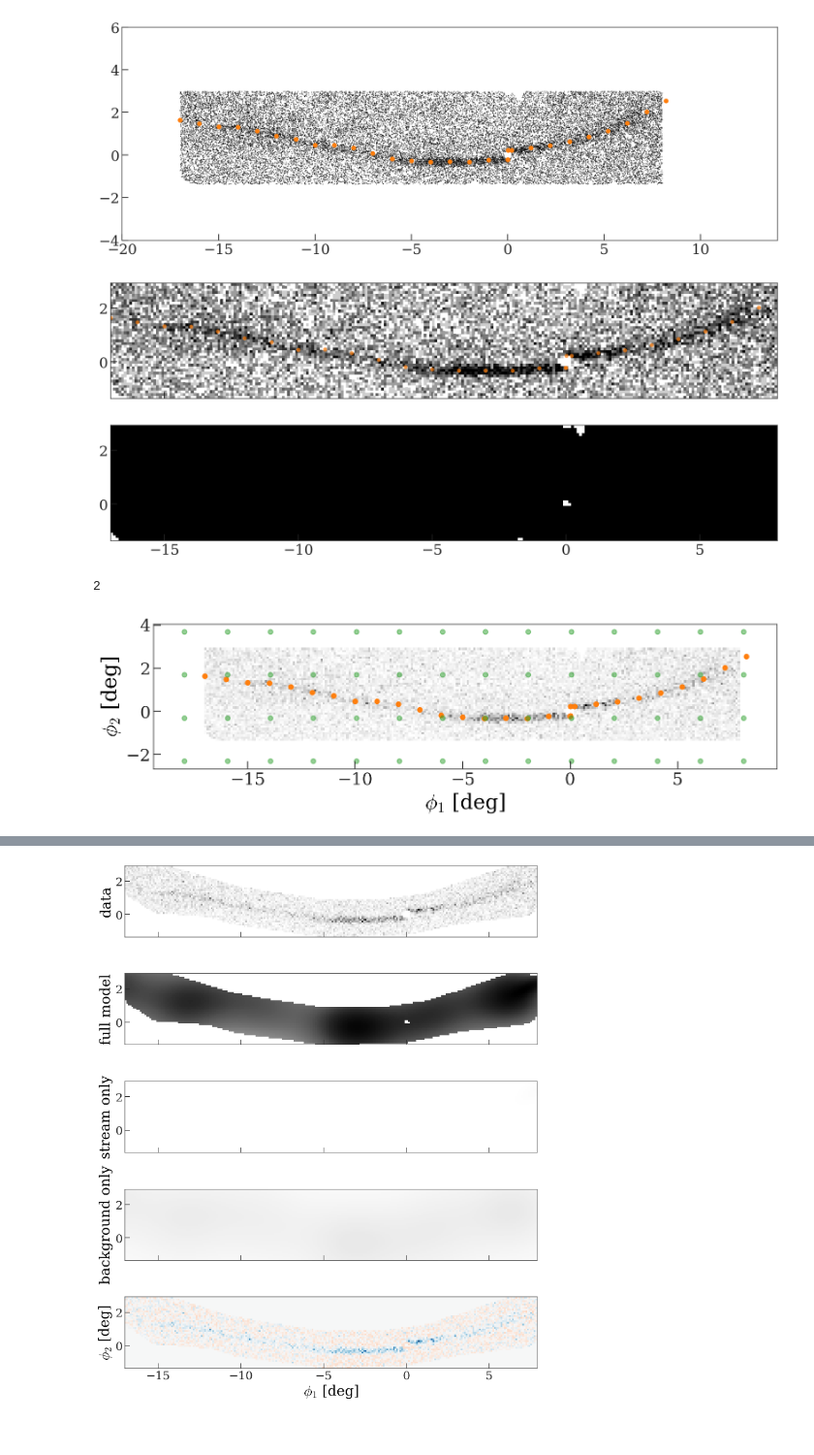
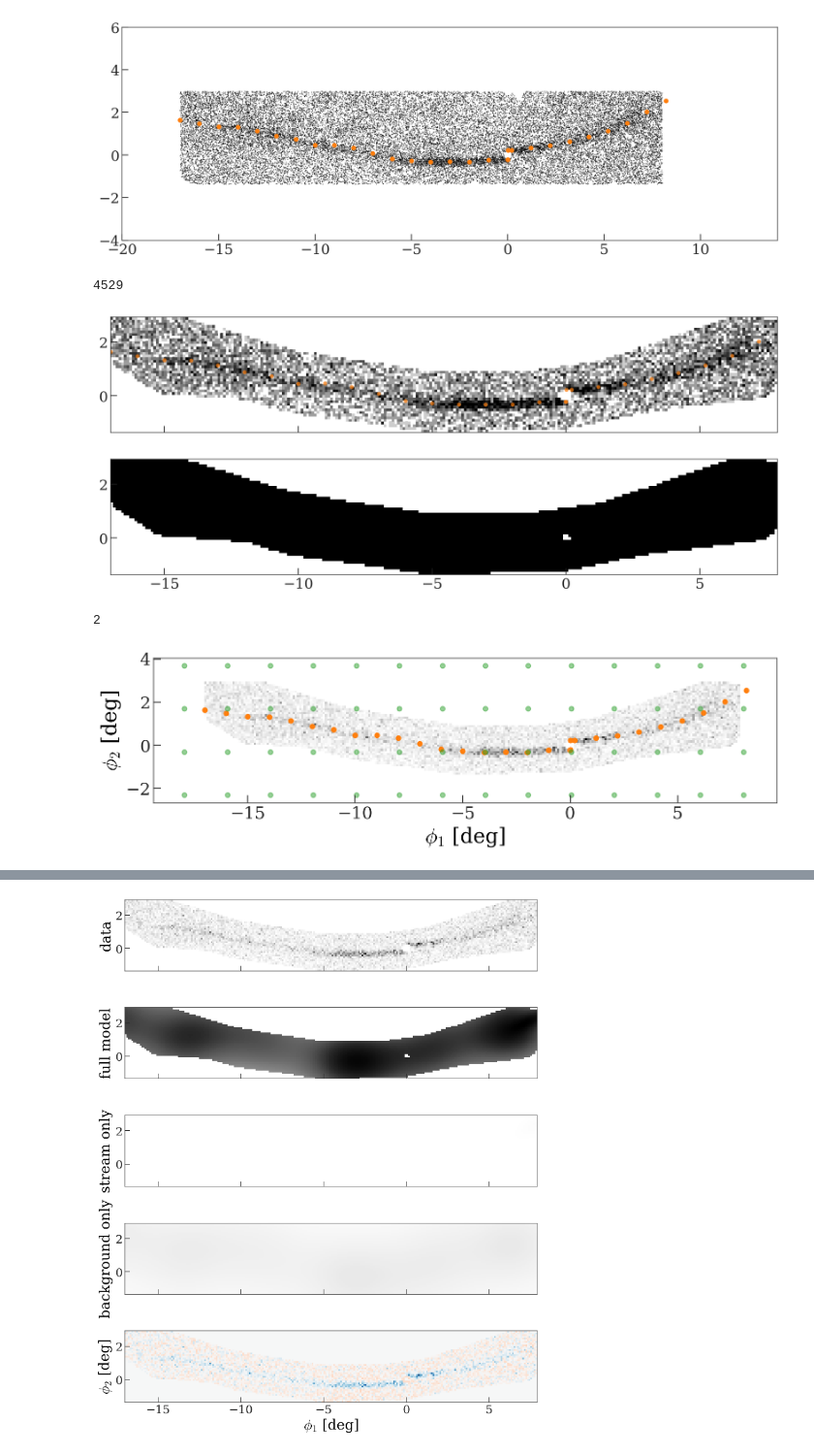
Before and after one commit to adrn/Pal5sBiggestFan, a Jupyter notebook: notebooks/Binned-density-model.ipynb, the cells around one changed output, grey strips where cells are left out. Shown at 97% size. Drawn from its saved outputs; the diff is of its cells as text; code cells hidden in the pictures.

```diff
--- a/notebooks/Binned-density-model.ipynb
+++ b/notebooks/Binned-density-model.ipynb
@@ -156,11 +157,11 @@ grid_points = np.array([xx.ravel(), yy.ravel()]).T
 concave_mask = path_concavehull.contains_points(grid_points).reshape(shape).T
 
 # HACK:
-concave_mask = np.ones_like(concave_mask)
+# concave_mask = np.ones_like(concave_mask)
 # %%
 Hmask = np.zeros_like(H)
 Hmask[concave_mask] = H[concave_mask]
-# Hmask[~concave_mask] = 1e-10
+Hmask[~concave_mask] = 1e-10
 
 log_S = np.log(np.float64(concave_mask))
 log_S[gaussian_filter(H, 1) < 1] = -np.inf
@@ -177,3 +170,11 @@ S = np.exp(log_S)
+# %%
+data, *_ = make_data(Hmask, log_S, xbins, ybins, nodes, phi2_nodes)
+
+for k in ['hh', 'x', 'y', 'log_S']:
+    data[k] = data[k][np.isfinite(data['log_S'])]
+data['n_pix'] = len(data['hh'])
+# %% [output]
+4529
 # %%
 fig, axes = plt.subplots(2, 1, figsize=(15, 6),
                          sharex=True, sharey=True)
@@ -196,7 +197,5 @@ for ax in axes:
     ax.set_aspect('equal')
     ax.set_xlim(xbins.min(), xbins.max())
     ax.set_ylim(ybins.min(), ybins.max())
-
-data, *_ = make_data(Hmask, log_S, xbins, ybins, nodes, phi2_nodes)
 # %% [output]
-[figure, old version]
+[figure, new version]
@@ -226,18 +222,18 @@ data['bg_w']
 # %%
 fig, ax = plt.subplots(1, 1, figsize=(12, 4))
 
-ax.pcolormesh(xbins, ybins, data['hh'].reshape(shape),
+ax.pcolormesh(xbins, ybins, Hmask.T,
               cmap='Greys')
 
 ax.scatter(data['phi1_nodes'], data['phi2_nodes_init'], color='tab:orange')
 ax.scatter(data['bg_phi1_nodes'], data['bg_phi2_nodes'], color='tab:green', alpha=0.5)
 
 ax.set_xlabel(r'$\phi_1$ [deg]')
 ax.set_ylabel(r'$\phi_2$ [deg]')
 
 ax.set_aspect('equal')
 # %% [output]
-[figure, old version]
+[figure, new version]
 # %%
 nchains = 1
 init_dict = {}
```
Also changed, not shown: parts of 7 cells of this notebook.
